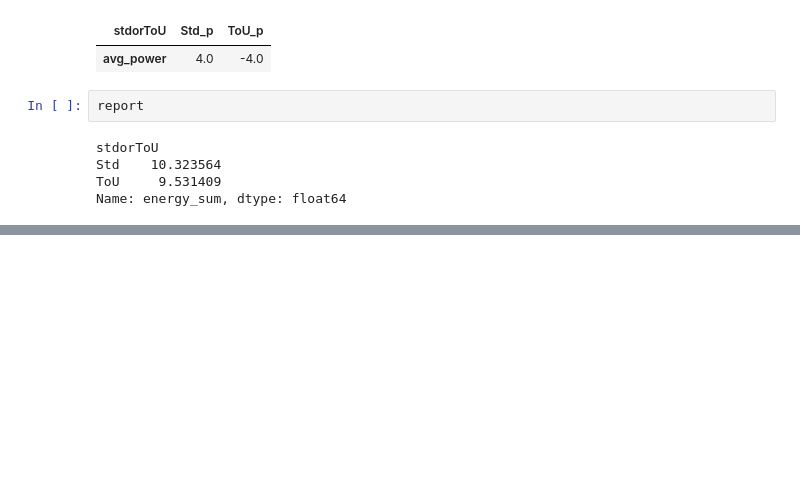
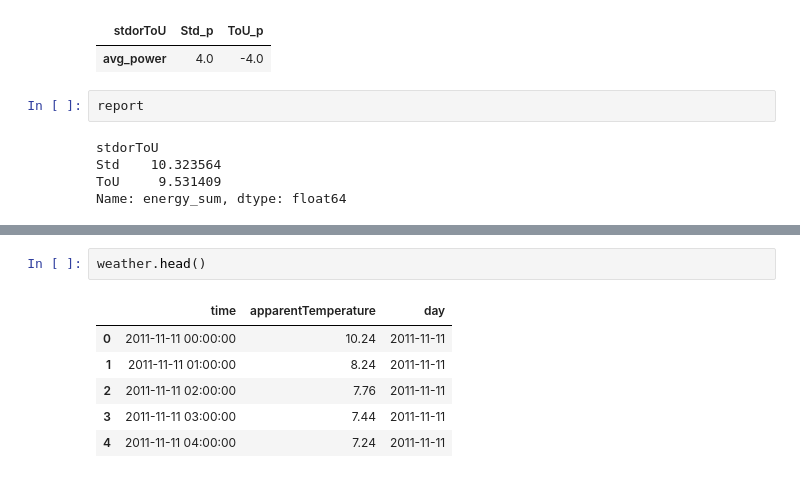
Before and after one commit to team4success/london_power_data_analytics, a Jupyter notebook: main_project.ipynb, the cells around one changed output, grey strips where cells are left out. Drawn from its saved outputs; the diff is of its cells as text; blank space fills up the shorter version.

```diff
--- a/main_project.ipynb
+++ b/main_project.ipynb
@@ -327,0 +409,9 @@ Name: energy_sum, dtype: float64
+# %%
+weather.head()
+# %% [output]
+|  | time | apparentTemperature | day |
+| 0 | 2011-11-11 00:00:00 | 10.24 | 2011-11-11 |
+| 1 | 2011-11-11 01:00:00 | 8.24 | 2011-11-11 |
+| 2 | 2011-11-11 02:00:00 | 7.76 | 2011-11-11 |
+| 3 | 2011-11-11 03:00:00 | 7.44 | 2011-11-11 |
+| 4 | 2011-11-11 04:00:00 | 7.24 | 2011-11-11 |
```
Also changed, not shown: parts of 19 cells of this notebook.
